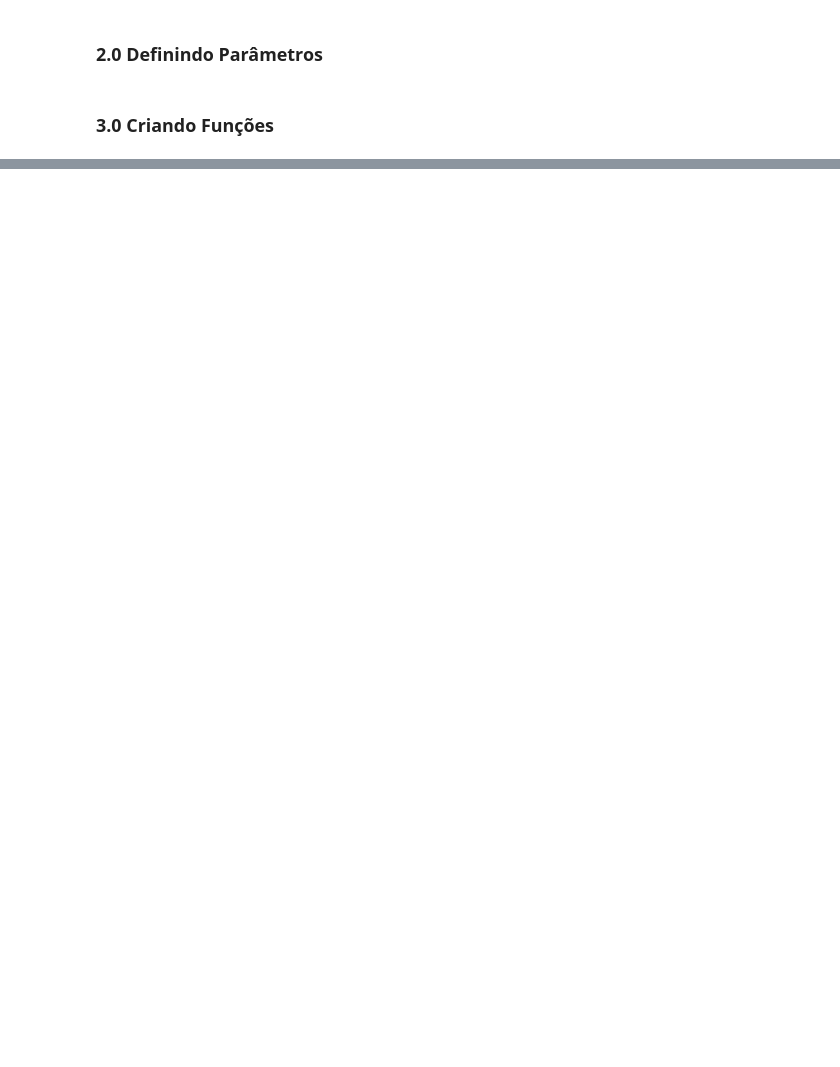
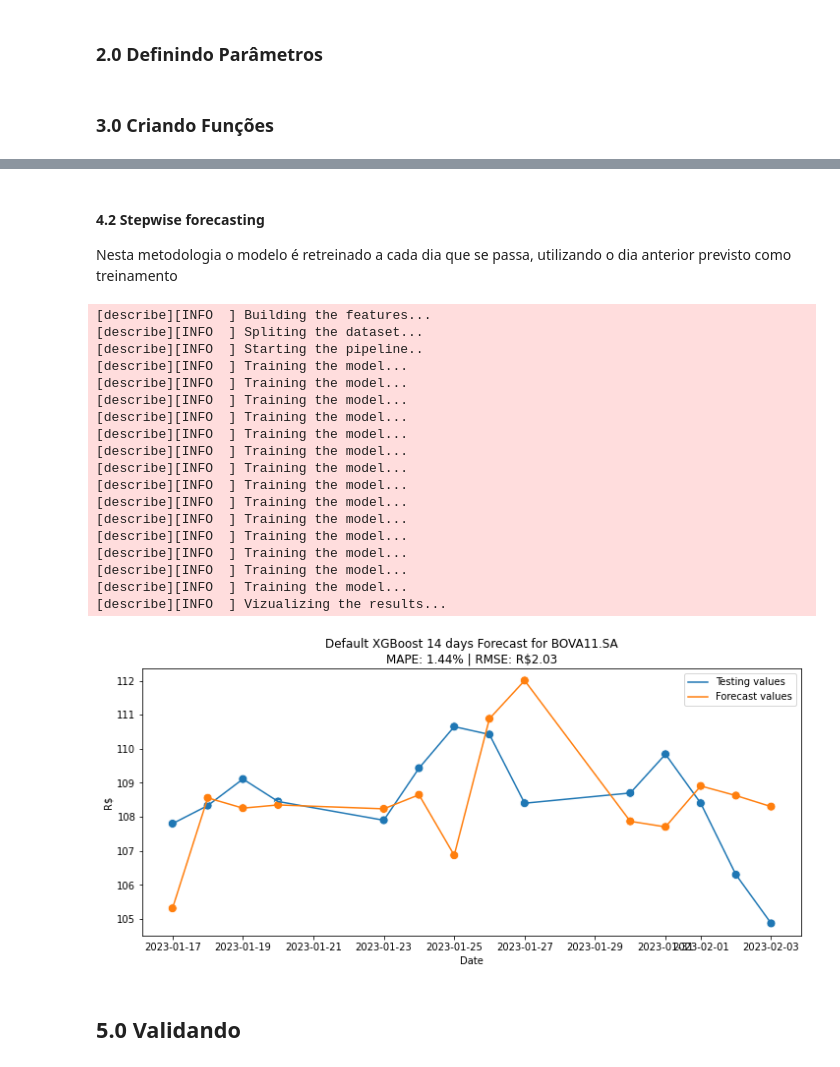
Before and after one commit to micheldearaujo/forecasting_stocks, a Jupyter notebook: notebooks/3.0-mal-exploring-xgboost.ipynb, the cells around one changed output, grey strips where cells are left out. Drawn from its saved outputs; the diff is of its cells as text; code cells hidden in the pictures; blank space fills up the shorter version.

```diff
--- a/notebooks/3.0-mal-exploring-xgboost.ipynb
+++ b/notebooks/3.0-mal-exploring-xgboost.ipynb
@@ -337,7 +360,9 @@ def train_model(X_train: pd.DataFrame,  y_train: pd.DataFrame, random_state:int=
 # %%
 def validate_model(X:pd.DataFrame, y:pd.Series, forecast_horizon: int) -> pd.DataFrame:
     """
-    Make predictions for the next `forecast_horizon` days using a XGBoost model
+    Make predictions for the next `forecast_horizon` days using a XGBoost model.
+    This function performs the validation on the last days using stepwise predictions:
+    The model is trained every new day.
 
     Parameters:
         X (pandas dataframe): The input data
@@ -411,4 +436,5 @@ def validate_model(X:pd.DataFrame, y:pd.Series, forecast_horizon: int) -> pd.Dat
     pred_df = pd.DataFrame(list(zip(dates, actuals, predictions)), columns=["Date", 'Actual', 'Forecast'])
     pred_df["Forecast"] = pred_df["Forecast"].astype("float64")
     visualize_validation_results(pred_df, model_mape, model_rmse)
-    return predf_df
+
+    return pred_df
@@ -572,0 +583,39 @@ predictions_df = make_out_of_sample_predictions(pd.concat([X_train, X_test], axi
+# %% [markdown]
+#### 4.2 Stepwise forecasting
+Nesta metodologia o modelo é retreinado a cada dia que se passa, utilizando o dia anterior previsto como treinamento
+# %%
+# Load the raw dataset
+stock_df = pd.read_csv('../data/raw/raw_stock_prices.csv', parse_dates=["Date"])
+
+# Perform featurization
+features_list = ["day_of_month", "month", "quarter", "Close_lag_1"]
+
+stock_df_feat = build_features(stock_df, features_list)
+
+# train test split
+X_train, X_test, y_train, y_test = ts_train_test_split(stock_df_feat, model_config["TARGET_NAME"], model_config["FORECAST_HORIZON"])
+
+# Execute the whole pipeline
+predictions_df = validate_model(pd.concat([X_train, X_test], axis=0), pd.concat([y_train, y_test], axis=0), model_config['FORECAST_HORIZON'])
+# %% [output]
+[describe][INFO  ] Building the features...
+[describe][INFO  ] Spliting the dataset...
+[describe][INFO  ] Starting the pipeline..
+[describe][INFO  ] Training the model...
+[describe][INFO  ] Training the model...
+[describe][INFO  ] Training the model...
+[describe][INFO  ] Training the model...
+[describe][INFO  ] Training the model...
+[describe][INFO  ] Training the model...
+[describe][INFO  ] Training the model...
+[describe][INFO  ] Training the model...
+[describe][INFO  ] Training the model...
+[describe][INFO  ] Training the model...
+[describe][INFO  ] Training the model...
+[describe][INFO  ] Training the model...
+[describe][INFO  ] Training the model...
+[describe][INFO  ] Training the model...
+[describe][INFO  ] Vizualizing the results...
+[figure, added]
+# %% [markdown]
+## 5.0 Validando
```
Also changed, not shown: parts of 8 cells of this notebook, 5 other files.
